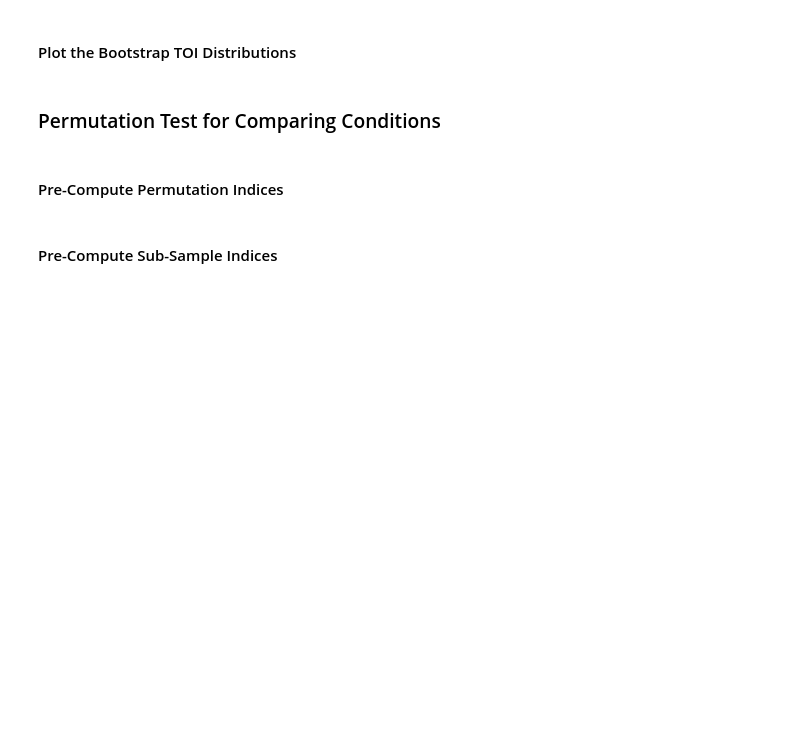
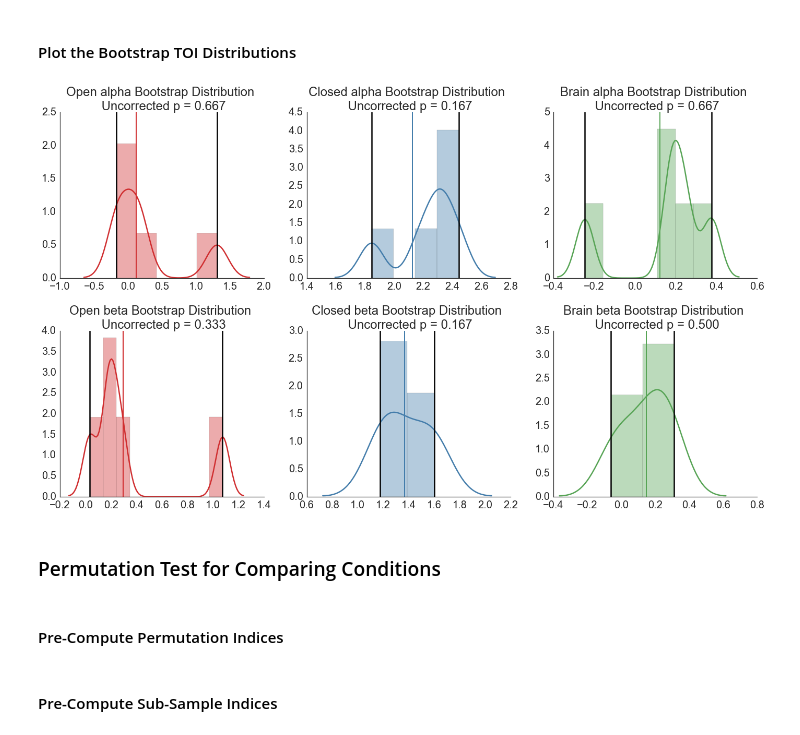
Before and after one commit to mghneurotherapeutics/GalileoTACS, a Jupyter notebook: code/galileoTACS_analysis.ipynb, the cells around one changed output. Saved outputs shown, nothing was run; the diff lists cells and outputs as text; code cells hidden in the pictures; blank space fills up the shorter version.

```diff
--- a/code/galileoTACS_analysis.ipynb
+++ b/code/galileoTACS_analysis.ipynb
@@ -649,13 +612,17 @@ Computing Bootstrap Distribution for Condition: Brain
 # %% [markdown]
 #### Plot the Bootstrap TOI Distributions
 # %%
-import pylab as plt
-from supporting_functions import plot_bootstrap_distributions
+from plotting import plot_bootstrap_distributions
+
+%matplotlib inline
 
 fig = plot_bootstrap_distributions('saline')
 
-fig.savefig("./plots/saline_experiment/saline_condition_bootstrap_distributions.png")
+f = '../plots/saline_experiment/saline_condition_bootstrap_distributions.png'
+fig.savefig(f)
 fig.show()
+# %% [output]
+[figure, added]
 # %% [markdown]
 ### Permutation Test for Comparing Conditions
 # %% [markdown]
```
Also changed, not shown: parts of 14 cells of this notebook, 8 other files.
